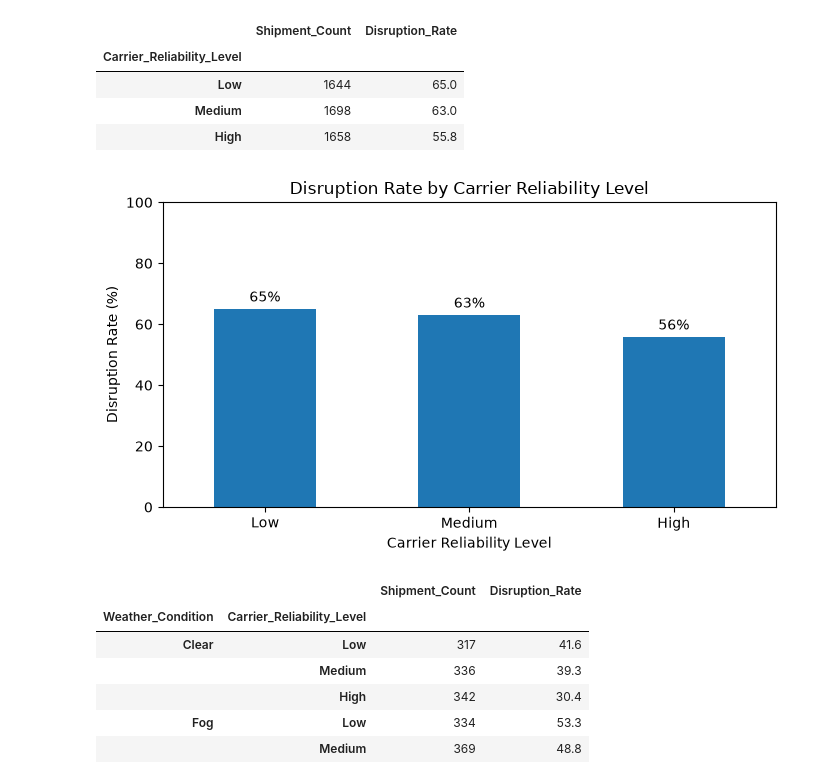
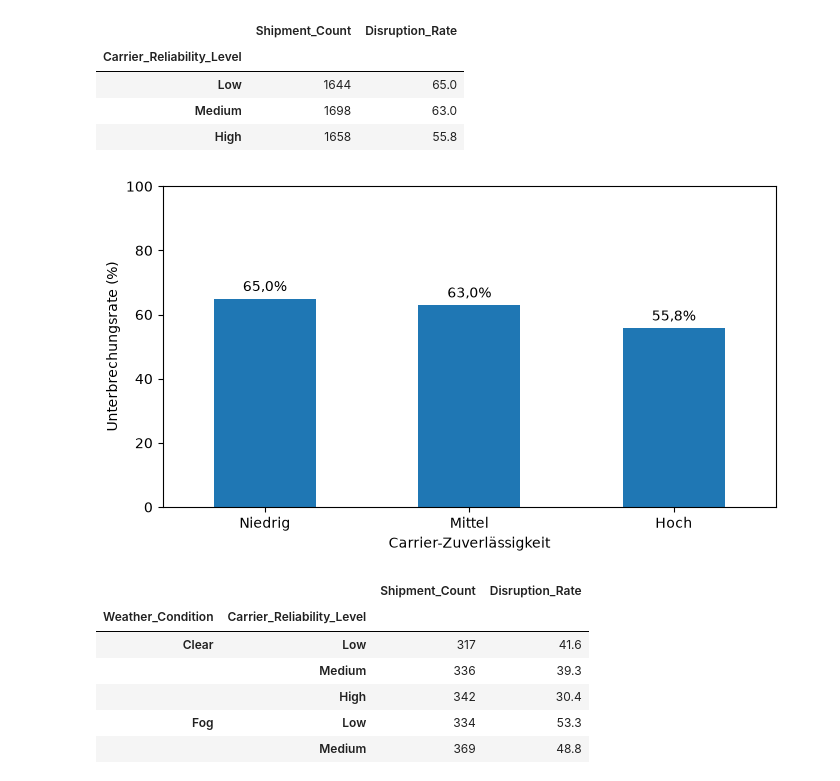
Before and after one commit to Donnabelle01/stackfuel_projekt, a Jupyter notebook: supply_chain/Notebooks/04_Risk_Analysis.ipynb, the cells around one changed output. Drawn from its saved outputs; the diff is of its cells as text; code cells hidden in the pictures.

```diff
--- a/supply_chain/Notebooks/04_Risk_Analysis.ipynb
+++ b/supply_chain/Notebooks/04_Risk_Analysis.ipynb
@@ -283,20 +390,34 @@ carrier_risk_summary
 # %%
 ax = carrier_risk_summary["Disruption_Rate"].plot(
     kind="bar",
-    figsize=(7,4),
-    title="Disruption Rate by Carrier Reliability Level"
+    figsize=(7, 4),
+    title=""
 )
 
-ax.set_xlabel("Carrier Reliability Level")
-ax.set_ylabel("Disruption Rate (%)")
-ax.set_ylim(0,100)
+ax.set_xlabel("Carrier-Zuverlässigkeit")
+ax.set_ylabel("Unterbrechungsrate (%)")
+ax.set_ylim(0, 100)
 ax.tick_params(axis="x", rotation=0)
-ax.bar_label(ax.containers[0], fmt="%.f%%", padding=3)
+
+# Englische Kategorien ins Deutsche übersetzen
+ax.set_xticklabels(["Niedrig", "Mittel", "Hoch"])
+
+# Prozentwerte mit einer Nachkommastelle anzeigen
+for container in ax.containers:
+    labels = [
+        f"{value:.1f}%".replace(".", ",")
+        for value in carrier_risk_summary["Disruption_Rate"]
+    ]
+    ax.bar_label(
+        container,
+        labels=labels,
+        padding=3
+    )
 
 plt.tight_layout()
 plt.show()
 # %% [output]
-[figure, old version]
+[figure, new version]
 # %%
 carrier_weather_summary = df_clean.groupby(
     ["Weather_Condition", "Carrier_Reliability_Level"],
```
Also changed, not shown: parts of 4 cells of this notebook, 6 other files.
